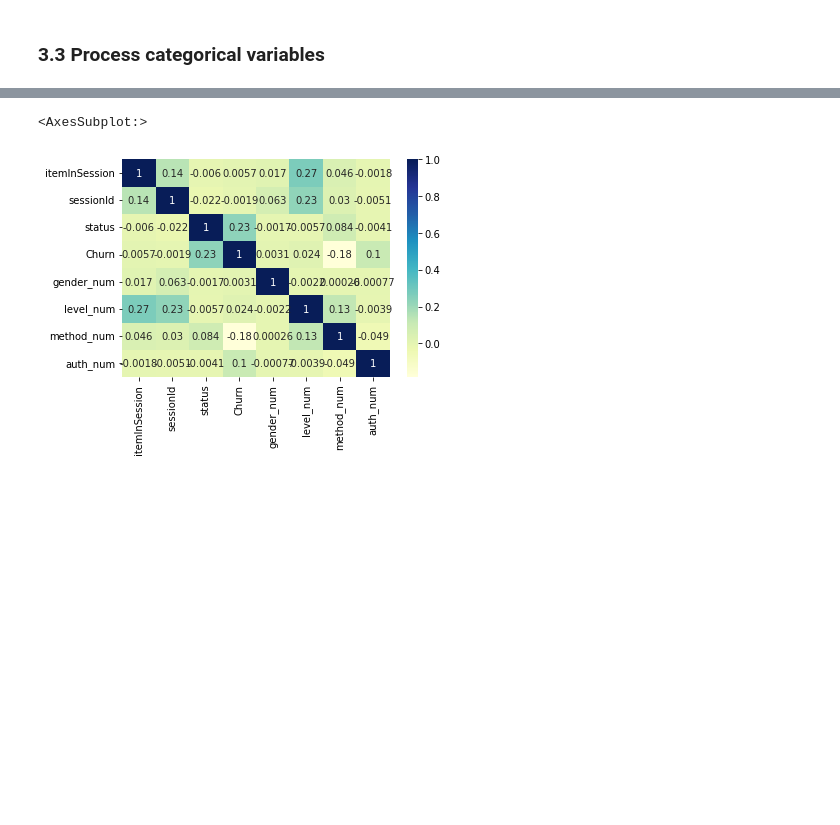
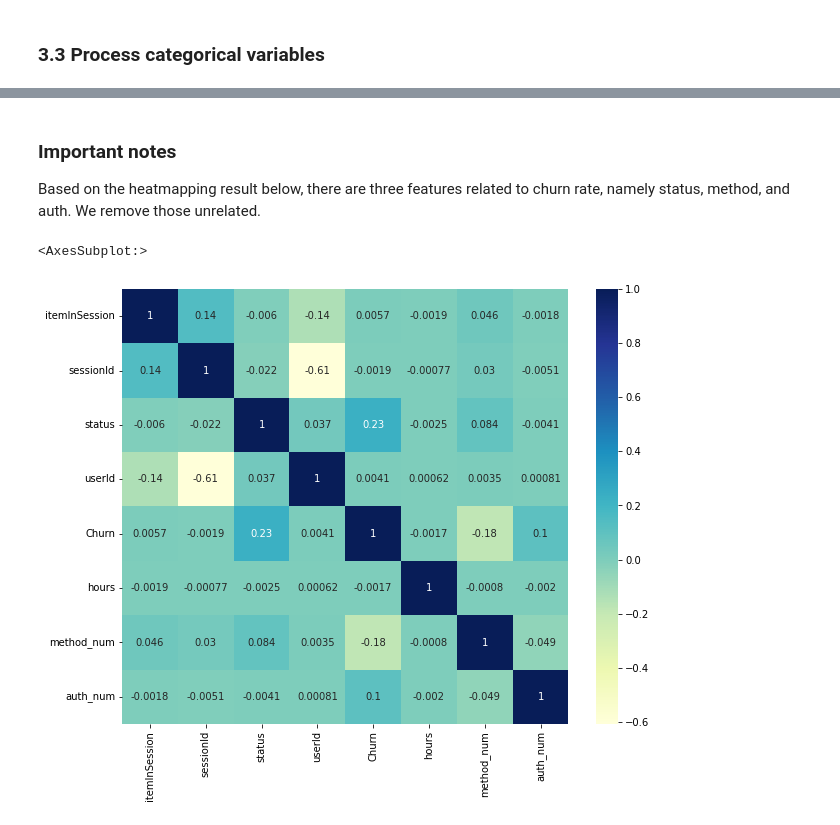
Before and after one commit to AlexWangVT/sparkify_capstone, a Jupyter notebook: Sparkify.ipynb, the cells around one changed output, grey strips where cells are left out. Cells and saved outputs as stored; diff of their text form; code cells hidden in the pictures; blank space fills up the shorter version.

Commit message:
complete data preprocessing

```diff
--- a/Sparkify.ipynb
+++ b/Sparkify.ipynb
@@ -424,0 +459,3 @@ sns.violinplot(x = 'auth', y = 'Churn', data = df_cleaned_df)
+# %%
+df_cleaned = df_cleaned.drop('gender', 'level')
+df_cleaned.show()
@@ -425,6 +481,2 @@ sns.violinplot(x = 'auth', y = 'Churn', data = df_cleaned_df)
 # %% [markdown]
 ### 3.3 Process categorical variables
-# %%
-df_cleaned = df_cleaned.withColumn('gender_num', when(df_cleaned.gender == 'M', 1).otherwise(0)).drop('gender')
-df_cleaned = df_cleaned.withColumn('level_num', when(df_cleaned.level == 'paid', 1).otherwise(0)).drop('level')
-df_cleaned = df_cleaned.withColumn('method_num', when(df_cleaned.method == 'PUT', 1).otherwise(0)).drop('method', 'ts')
@@ -481,0 +506,5 @@ df_cleaned_ps.head()
+# %%
+df_cleaned_ps = ps.DataFrame(df_cleaned)
+df_cleaned_ps['userId'] = df_cleaned_ps['userId'].astype(int)
+df_cleaned_ps['hours'] = df_cleaned_ps['hours'].astype(int)
+df_cleaned_ps.dtypes
@@ -482,6 +521,10 @@ df_cleaned_ps.head()
+# %% [markdown]
+### Important notes
+Based on the heatmapping result below, there are three features related to churn rate, namely status, method, and auth. We remove those unrelated.
 # %%
-data_corr = df_cleaned_ps.corr().to_pandas()
+data_corr = df_cleaned_ps.to_pandas().corr()
+plt.figure(figsize=(10, 8))
 sns.heatmap(data_corr, cmap="YlGnBu", annot=True, xticklabels=True)
 # %% [output]
 <AxesSubplot:>
-[figure, old version]
+[figure, new version]
```
Also changed, not shown: parts of 13 cells of this notebook, 1 other file.
